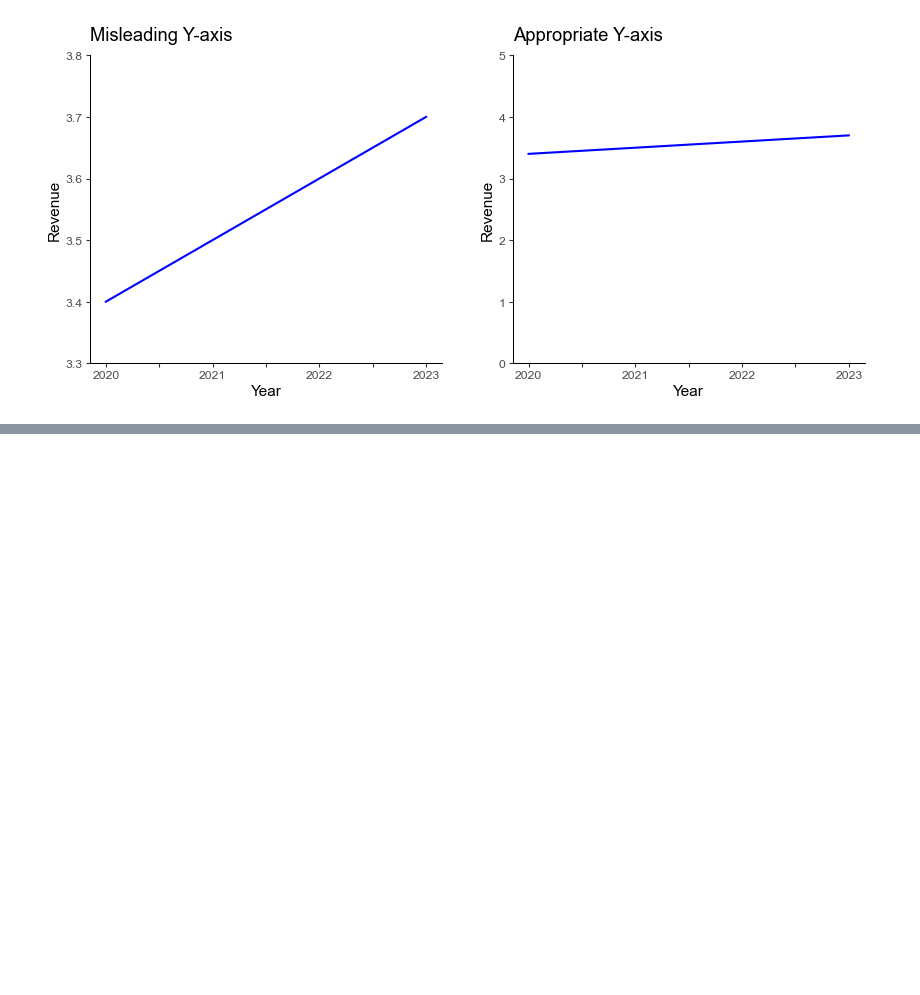
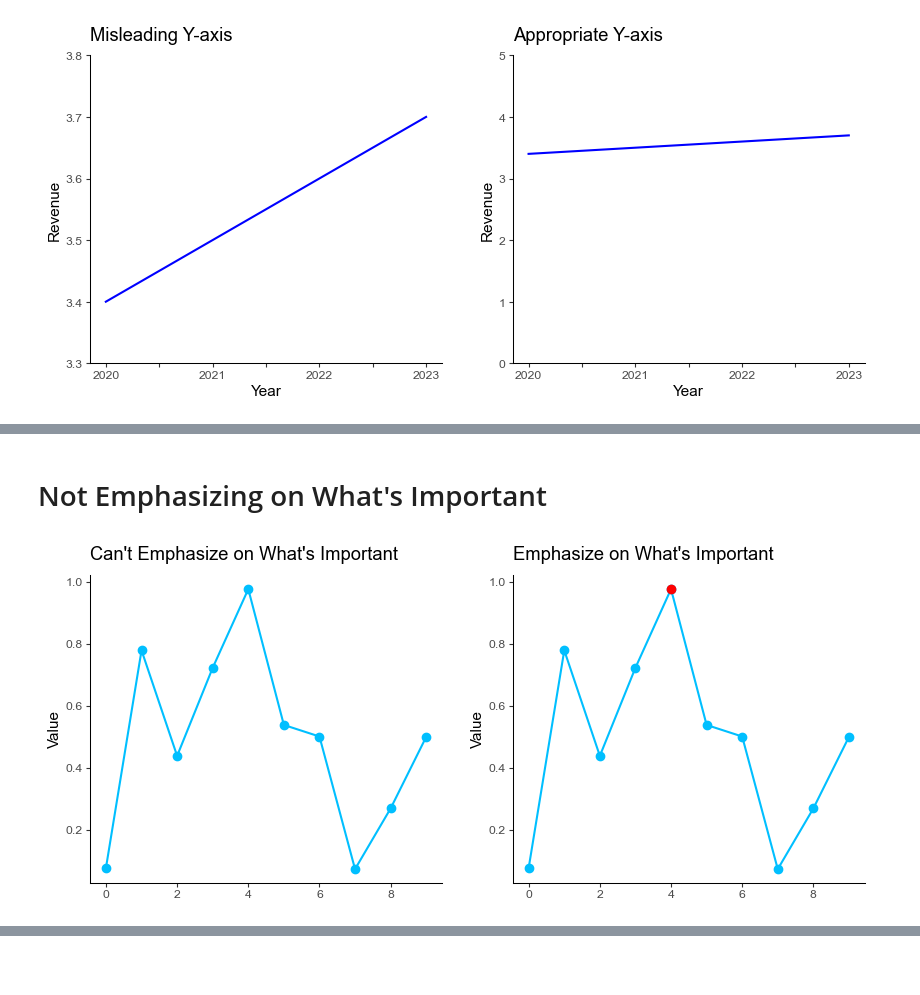
Before and after one commit to smortezah/portfolio, a Jupyter notebook: data-visualization/pitfalls/pitfalls.ipynb, the cells around one changed output, grey strips where cells are left out. Cells and saved outputs as stored; diff of their text form; code cells hidden in the pictures; blank space fills up the shorter version.

```diff
--- a/data-visualization/pitfalls/pitfalls.ipynb
+++ b/data-visualization/pitfalls/pitfalls.ipynb
@@ -116,0 +255,39 @@ plt.show()
+# %% [markdown]
+# Not Emphasizing on What's Important
+# %%
+# Data
+np.random.seed(SEED)
+df = pd.DataFrame(np.random.rand(10, 1), columns=["Value"])
+
+# Plot
+fig, ax = plt.subplots(nrows=1, ncols=2, figsize=(10, 4))
+
+# Bad Example
+df.plot(
+    title="Can't Emphasize on What's Important",
+    ylabel="Value",
+    marker="o",
+    color="deepskyblue",
+    legend=False,
+    ax=ax[0],
+)
+
+# Good Example
+df.plot(
+    title="Emphasize on What's Important",
+    ylabel="Value",
+    marker="o",
+    color="deepskyblue",
+    legend=False,
+    ax=ax[1],
+)
+
+important_idx = np.argmax(df["Value"])  # index of the important point
+ax[1].plot(important_idx, df.iloc[important_idx], color="red", marker="o")
+
+# Save plot
+plt.savefig('image/emphasize.png', bbox_inches='tight', dpi=200)
+
+plt.show()
+# %% [output]
+[figure, added]
```
Also changed, not shown: parts of 16 cells of this notebook.
